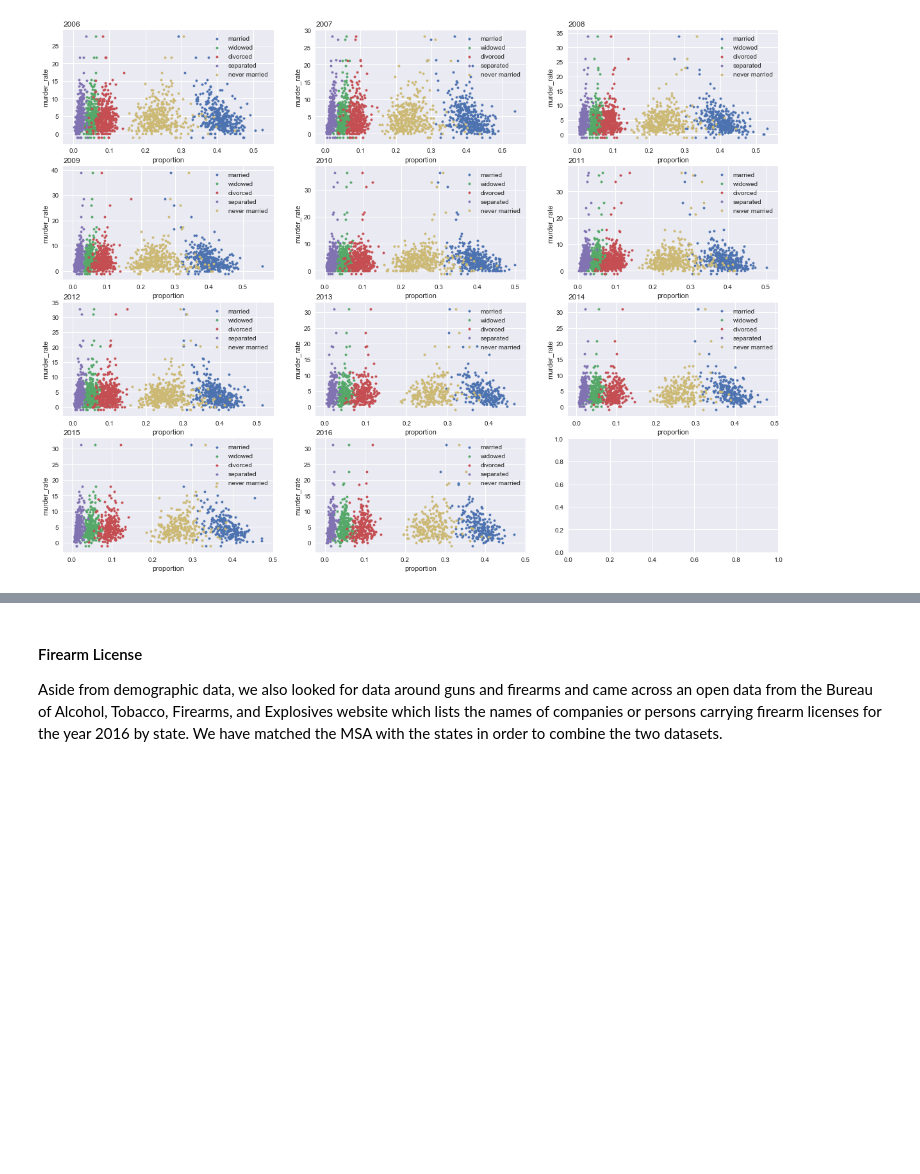
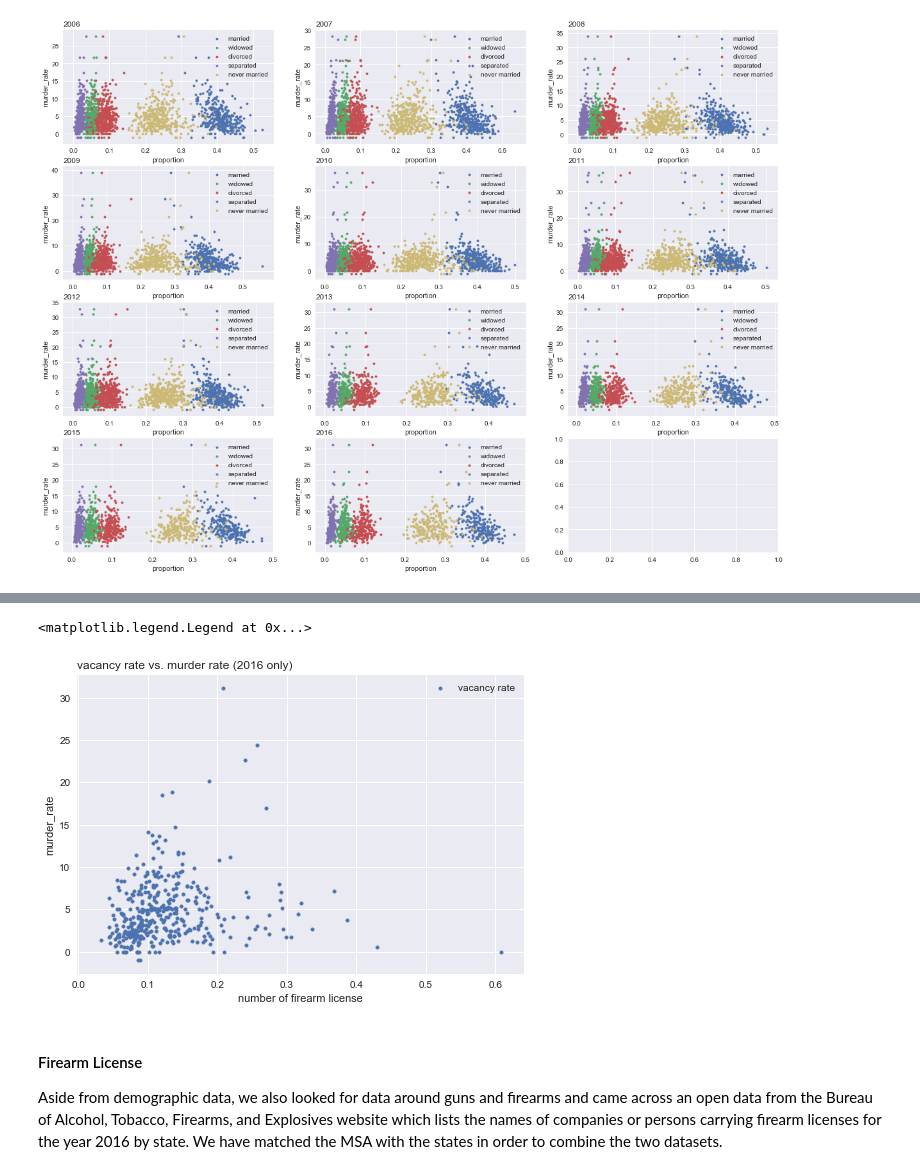
Before and after one commit to hvvivek/CrimeInTheUS, a Jupyter notebook: Notebooks/EDA.ipynb, the cells around one changed output, grey strips where cells are left out. Cells and saved outputs as stored; diff of their text form; code cells hidden in the pictures; blank space fills up the shorter version.

```diff
--- a/Notebooks/EDA.ipynb
+++ b/Notebooks/EDA.ipynb
@@ -795,3 +800,19 @@ for i, year in enumerate(years):
+# %%
+years = 2016
+
+crime_data_sub ={}
+
+# for i, year in enumerate(years):
+crime_data_sub[2016] = crime_data[crime_data['year'] == 2016]
+plt.scatter(crime_data_sub[2016]['vr'],crime_data_sub[2016]['murder_rate'], marker='.', label='vacancy rate')
+
+plt.title('vacancy rate vs. murder rate (2016 only)', loc='left')
+plt.xlabel('number of firearm license')
+plt.ylabel('murder_rate')
+plt.legend()
+# %% [output]
+<matplotlib.legend.Legend at 0x...>
+[figure, added]
 # %% [markdown]
 #### Firearm License
 Aside from demographic data, we also looked for data around guns and firearms and came across an open data from the Bureau of Alcohol, Tobacco, Firearms, and Explosives website which lists the names of companies or persons carrying firearm licenses for the year 2016 by state. We have matched the MSA with the states in order to combine the two datasets.
```
Also changed, not shown: parts of 21 cells of this notebook, 4 other files.
